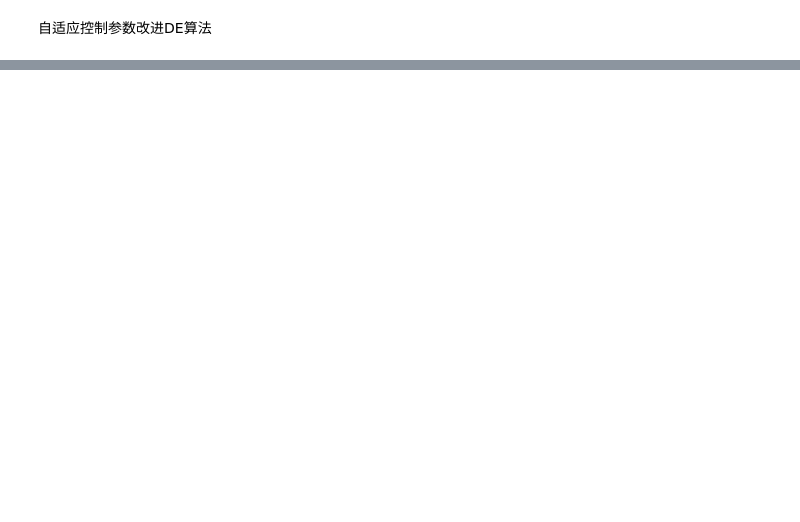
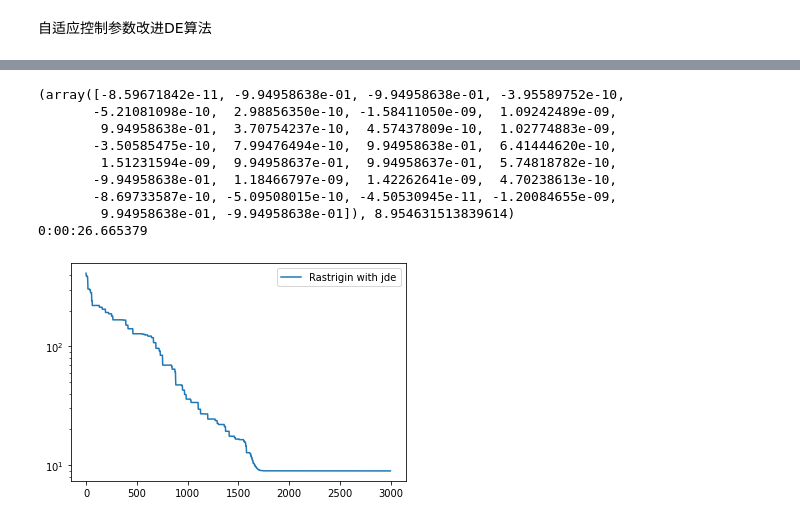
Before and after one commit to DanceToThis1/DE, a Jupyter notebook: DE2.ipynb, the cells around one changed output, grey strips where cells are left out. Saved outputs shown, nothing was run; the diff lists cells and outputs as text; code cells hidden in the pictures; blank space fills up the shorter version.

```diff
--- a/DE2.ipynb
+++ b/DE2.ipynb
@@ -301,0 +383,23 @@ Rastrigin_sade()
+# %%
+def Rastrigin_jde():
+    start = datetime.datetime.now()
+    it = list(jde(Rastrigin, [(-5.12,5.12)] * 30, popsize = 100, its = 3000))
+    print(it[-1])
+    x, f = zip(*it)
+    plt.plot(f, label='Rastrigin with jde')
+    plt.yscale('log')
+    plt.legend()
+    end = datetime.datetime.now()
+    print(end - start)
+Rastrigin_jde()
+# %% [output]
+(array([-8.59671842e-11, -9.94958638e-01, -9.94958638e-01, -3.95589752e-10,
+       -5.21081098e-10,  2.98856350e-10, -1.58411050e-09,  1.09242489e-09,
+        9.94958638e-01,  3.70754237e-10,  4.57437809e-10,  1.02774883e-09,
+       -3.50585475e-10,  7.99476494e-10,  9.94958638e-01,  6.41444620e-10,
+        1.51231594e-09,  9.94958637e-01,  9.94958637e-01,  5.74818782e-10,
+       -9.94958638e-01,  1.18466797e-09,  1.42262641e-09,  4.70238613e-10,
+       -8.69733587e-10, -5.09508015e-10, -4.50530945e-11, -1.20084655e-09,
+        9.94958638e-01, -9.94958638e-01]), 8.954631513839614)
+0:00:26.665379
+[figure, added]
```
Also changed, not shown: parts of 9 cells of this notebook.
